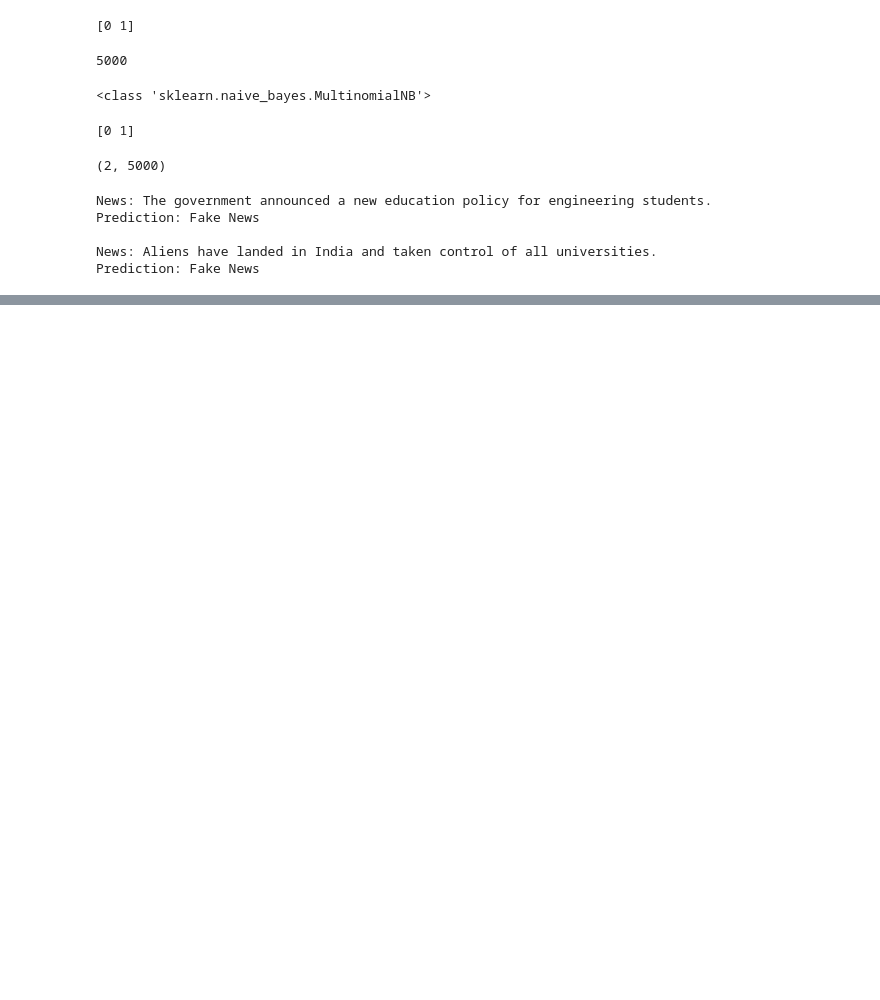
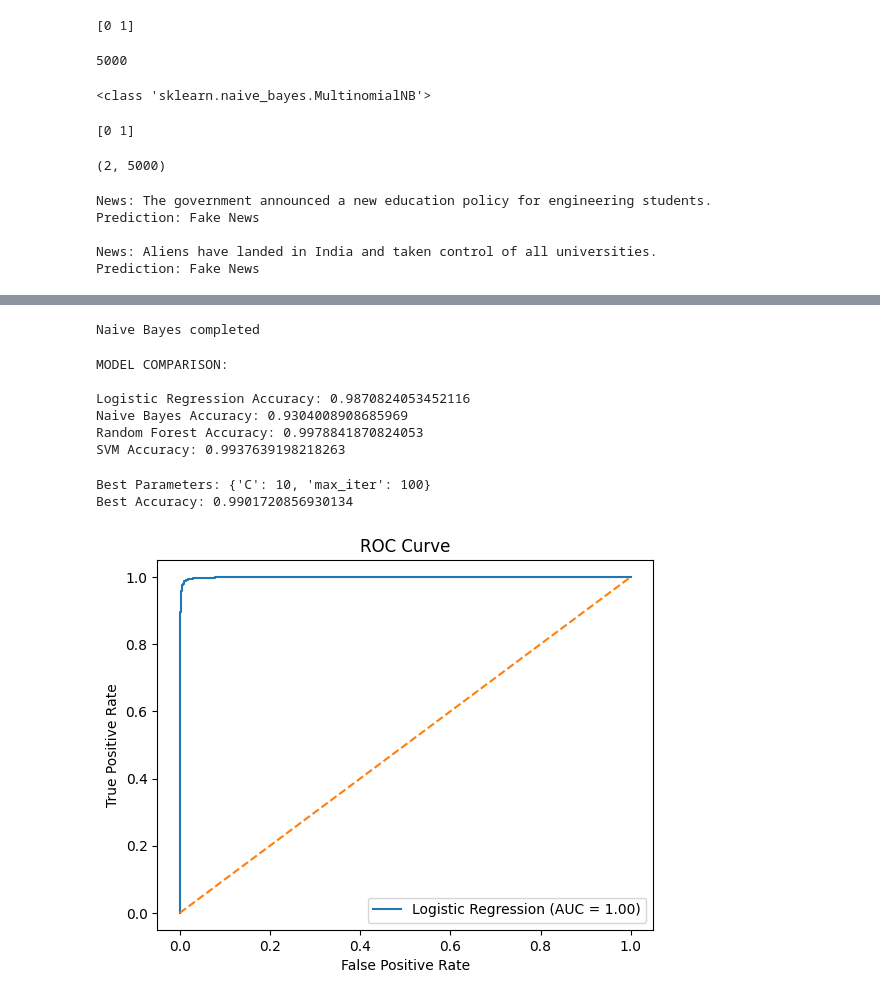
Before and after one commit to meghasreeC/AI-based-fake-news-detection-system, a Jupyter notebook: notebooks/machine learning models.ipynb, the cells around one changed output, grey strips where cells are left out. Saved outputs shown, nothing was run; the diff lists cells and outputs as text; code cells hidden in the pictures; blank space fills up the shorter version.

```diff
--- a/notebooks/machine learning models.ipynb
+++ b/notebooks/machine learning models.ipynb
@@ -295,0 +422,10 @@ Prediction: Fake News
+# %%
+from sklearn.svm import LinearSVC
+
+svm_model = LinearSVC()
+
+svm_model.fit(X_train, y_train)
+
+svm_pred = svm_model.predict(X_test)
+
+print("Linear SVM completed successfully")
@@ -295,0 +454,7 @@ Prediction: Fake News
+# %%
+from sklearn.linear_model import LogisticRegression
+
+lr_model = LogisticRegression(max_iter=1000)
+lr_model.fit(X_train, y_train)
+
+print("Logistic Regression trained")
@@ -295,0 +476,57 @@ Prediction: Fake News
+# %%
+nb_pred = nb_model.predict(X_test)
+print("Naive Bayes completed")
+# %% [output]
+Naive Bayes completed
+# %%
+from sklearn.metrics import accuracy_score
+
+print("MODEL COMPARISON:\n")
+
+print("Logistic Regression Accuracy:", accuracy_score(y_test, lr_pred))
+print("Naive Bayes Accuracy:", accuracy_score(y_test, nb_pred))
+print("Random Forest Accuracy:", accuracy_score(y_test, rf_pred))
+print("SVM Accuracy:", accuracy_score(y_test, svm_pred))
+# %% [output]
+MODEL COMPARISON:
+
+Logistic Regression Accuracy: 0.9870824053452116
+Naive Bayes Accuracy: 0.9304008908685969
+Random Forest Accuracy: 0.9978841870824053
+SVM Accuracy: 0.9937639198218263
+# %%
+from sklearn.model_selection import GridSearchCV
+from sklearn.linear_model import LogisticRegression
+
+param_grid = {
+    'C': [0.1, 1, 10],
+    'max_iter': [100, 500, 1000]
+}
+
+grid = GridSearchCV(LogisticRegression(), param_grid, cv=3, scoring='accuracy')
+grid.fit(X_train, y_train)
+
+print("Best Parameters:", grid.best_params_)
+print("Best Accuracy:", grid.best_score_)
+# %% [output]
+Best Parameters: {'C': 10, 'max_iter': 100}
+Best Accuracy: 0.9901720856930134
+# %%
+from sklearn.metrics import roc_curve, auc
+import matplotlib.pyplot as plt
+
+lr_probs = lr_model.predict_proba(X_test)[:,1]
+
+fpr, tpr, _ = roc_curve(y_test, lr_probs)
+roc_auc = auc(fpr, tpr)
+
+plt.plot(fpr, tpr, label="Logistic Regression (AUC = %0.2f)" % roc_auc)
+plt.plot([0,1], [0,1], linestyle="--")
+
+plt.xlabel("False Positive Rate")
+plt.ylabel("True Positive Rate")
+plt.title("ROC Curve")
+plt.legend()
+plt.show()
+# %% [output]
+[figure, added]
```
Also changed, not shown: parts of 47 cells of this notebook, 5 other files.
